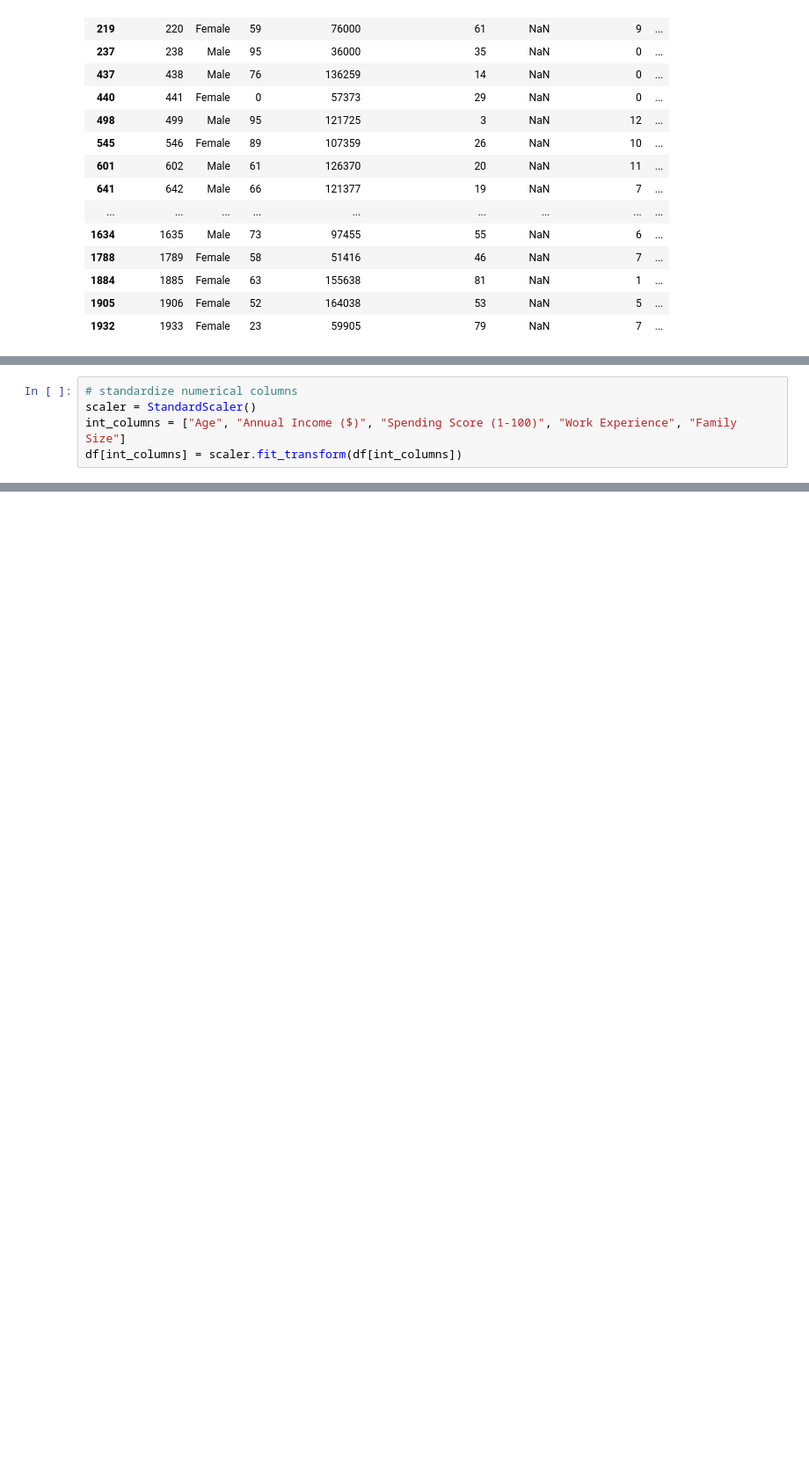
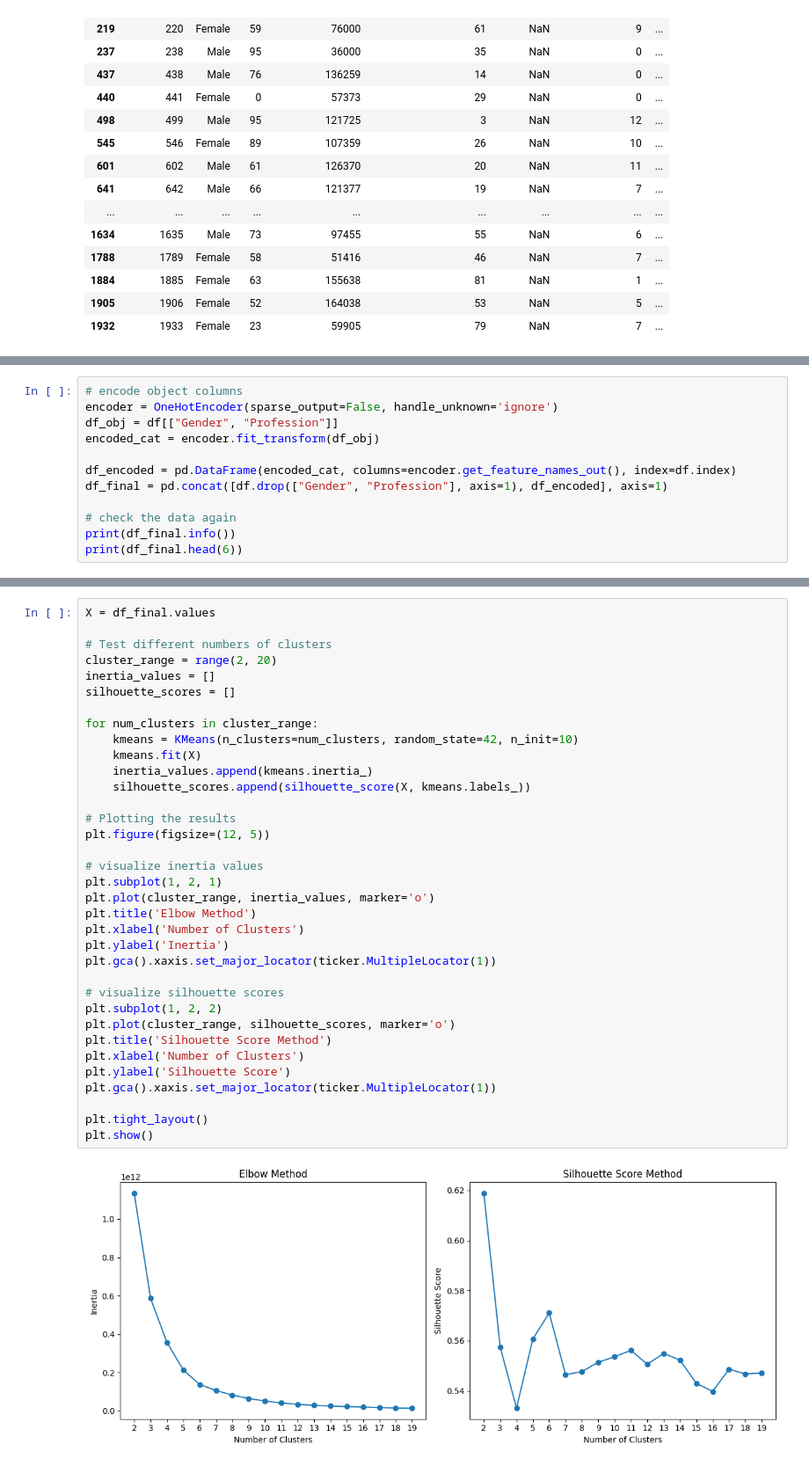
Before and after one commit to dennis-iu/customer_clustering, a Jupyter notebook: notebooks/exploration.ipynb, the cells around one changed output, grey strips where cells are left out. Shown at 88% size. Cells and saved outputs as stored; diff of their text form; blank space fills up the shorter version.

Commit message:
feat(notebook) finished_kmeans_clustering

```diff
--- a/notebooks/exploration.ipynb
+++ b/notebooks/exploration.ipynb
@@ -121,5 +102,0 @@ print(df.head(6))
-# %%
-# standardize numerical columns
-scaler = StandardScaler()
-int_columns = ["Age", "Annual Income ($)", "Spending Score (1-100)", "Work Experience", "Family Size"]
-df[int_columns] = scaler.fit_transform(df[int_columns])
@@ -210,0 +103,12 @@ Silhouette Score for 5 Cluster: 0.2169663876203812
+# %%
+# encode object columns
+encoder = OneHotEncoder(sparse_output=False, handle_unknown='ignore')
+df_obj = df[["Gender", "Profession"]]
+encoded_cat = encoder.fit_transform(df_obj)
+
+df_encoded = pd.DataFrame(encoded_cat, columns=encoder.get_feature_names_out(), index=df.index)
+df_final = pd.concat([df.drop(["Gender", "Profession"], axis=1), df_encoded], axis=1)
+
+# check the data again
+print(df_final.info())
+print(df_final.head(6))
@@ -210,0 +135,37 @@ Silhouette Score for 5 Cluster: 0.2169663876203812
+# %%
+X = df_final.values
+
+# Test different numbers of clusters
+cluster_range = range(2, 20)
+inertia_values = []
+silhouette_scores = []
+
+for num_clusters in cluster_range:
+    kmeans = KMeans(n_clusters=num_clusters, random_state=42, n_init=10)
+    kmeans.fit(X)
+    inertia_values.append(kmeans.inertia_)
+    silhouette_scores.append(silhouette_score(X, kmeans.labels_))
+
+# Plotting the results
+plt.figure(figsize=(12, 5))
+
+# visualize inertia values
+plt.subplot(1, 2, 1)
+plt.plot(cluster_range, inertia_values, marker='o')
+plt.title('Elbow Method')
+plt.xlabel('Number of Clusters')
+plt.ylabel('Inertia')
+plt.gca().xaxis.set_major_locator(ticker.MultipleLocator(1))
+
+# visualize silhouette scores
+plt.subplot(1, 2, 2)
+plt.plot(cluster_range, silhouette_scores, marker='o')
+plt.title('Silhouette Score Method')
+plt.xlabel('Number of Clusters')
+plt.ylabel('Silhouette Score')
+plt.gca().xaxis.set_major_locator(ticker.MultipleLocator(1))
+
+plt.tight_layout()
+plt.show()
+# %% [output]
+[figure, added]
```
Also changed, not shown: parts of 18 cells of this notebook, 4 other files.
